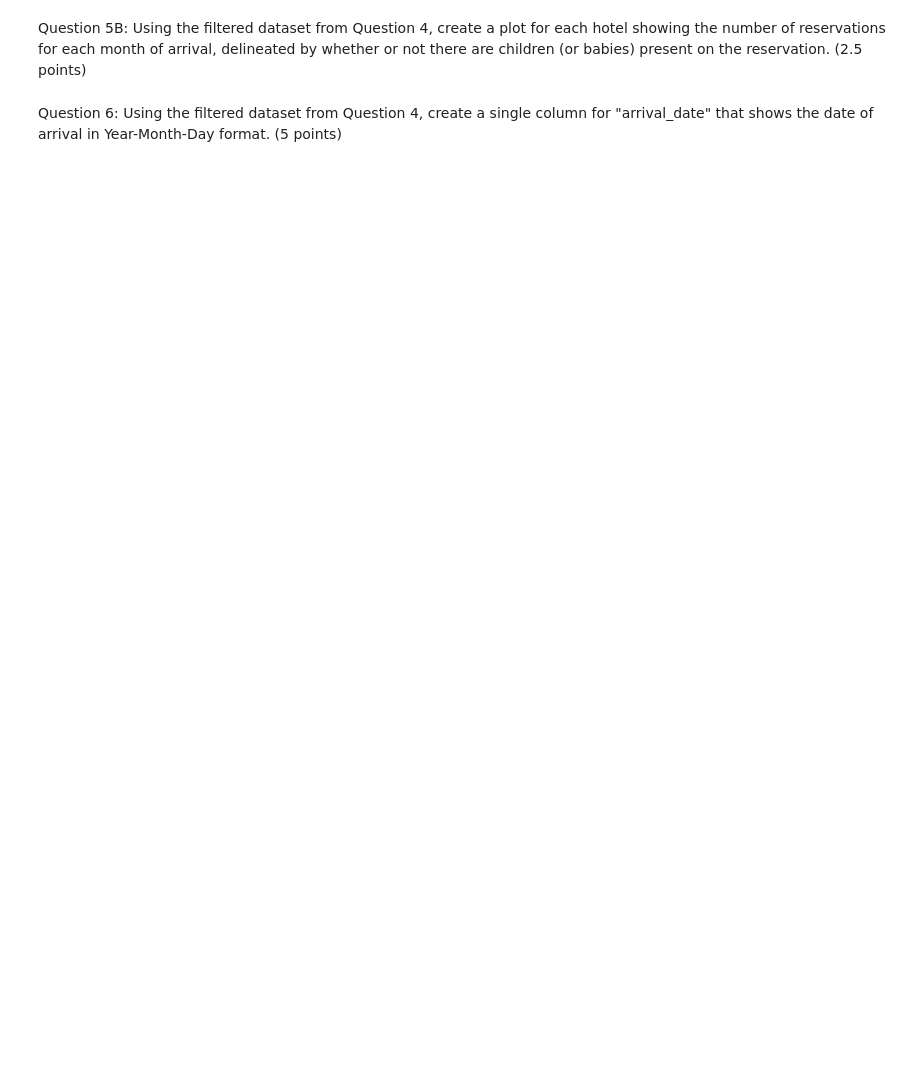
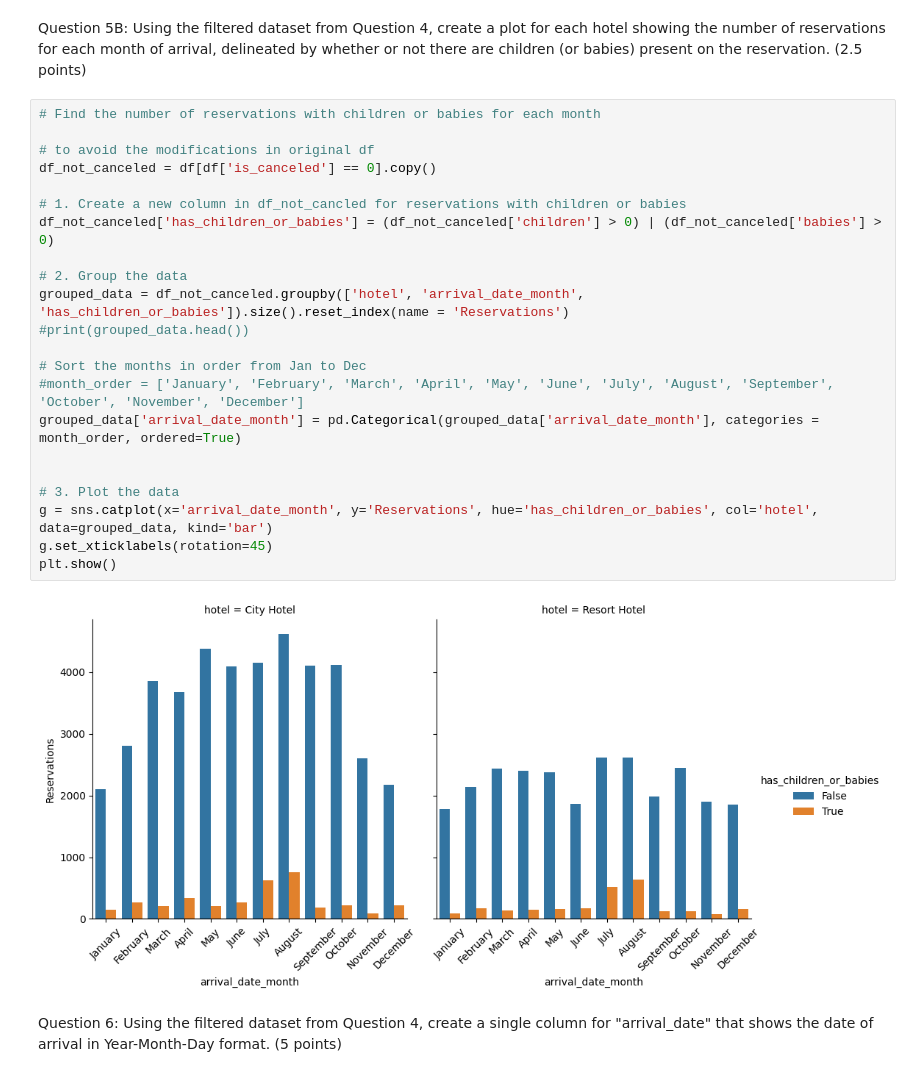
Before and after one commit to khatgarhaastha/MSAI339_HW1, a Jupyter notebook: Aastha_Khatgarh_MSAI339_HW1.ipynb, the cells around one changed output. Cells and saved outputs as stored; diff of their text form; blank space fills up the shorter version.

```diff
--- a/Aastha_Khatgarh_MSAI339_HW1.ipynb
+++ b/Aastha_Khatgarh_MSAI339_HW1.ipynb
@@ -161,4 +237,28 @@ Conclusion:
 # %% [markdown]
 Question 5B: Using the filtered dataset from Question 4, create a plot for each hotel showing the number of reservations for each month of arrival, delineated by whether or not there are children (or babies) present on the reservation. (2.5 points)
+# %%
+# Find the number of reservations with children or babies for each month
+
+# to avoid the modifications in original df
+df_not_canceled = df[df['is_canceled'] == 0].copy()
+
+# 1. Create a new column in df_not_cancled for reservations with children or babies
+df_not_canceled['has_children_or_babies'] = (df_not_canceled['children'] > 0) | (df_not_canceled['babies'] > 0)
+
+# 2. Group the data
+grouped_data = df_not_canceled.groupby(['hotel', 'arrival_date_month', 'has_children_or_babies']).size().reset_index(name = 'Reservations')
+#print(grouped_data.head())
+
+# Sort the months in order from Jan to Dec
+#month_order = ['January', 'February', 'March', 'April', 'May', 'June', 'July', 'August', 'September', 'October', 'November', 'December']
+grouped_data['arrival_date_month'] = pd.Categorical(grouped_data['arrival_date_month'], categories = month_order, ordered=True)
+
+
+# 3. Plot the data
+g = sns.catplot(x='arrival_date_month', y='Reservations', hue='has_children_or_babies', col='hotel', data=grouped_data, kind='bar')
+g.set_xticklabels(rotation=45)
+plt.show()
+# %% [output]
+[figure, added]
 # %% [markdown]
 Question 6: Using the filtered dataset from Question 4, create a single column for "arrival_date" that shows the date of arrival in Year-Month-Day format. (5 points)
```
Also changed, not shown: parts of 10 cells of this notebook.
